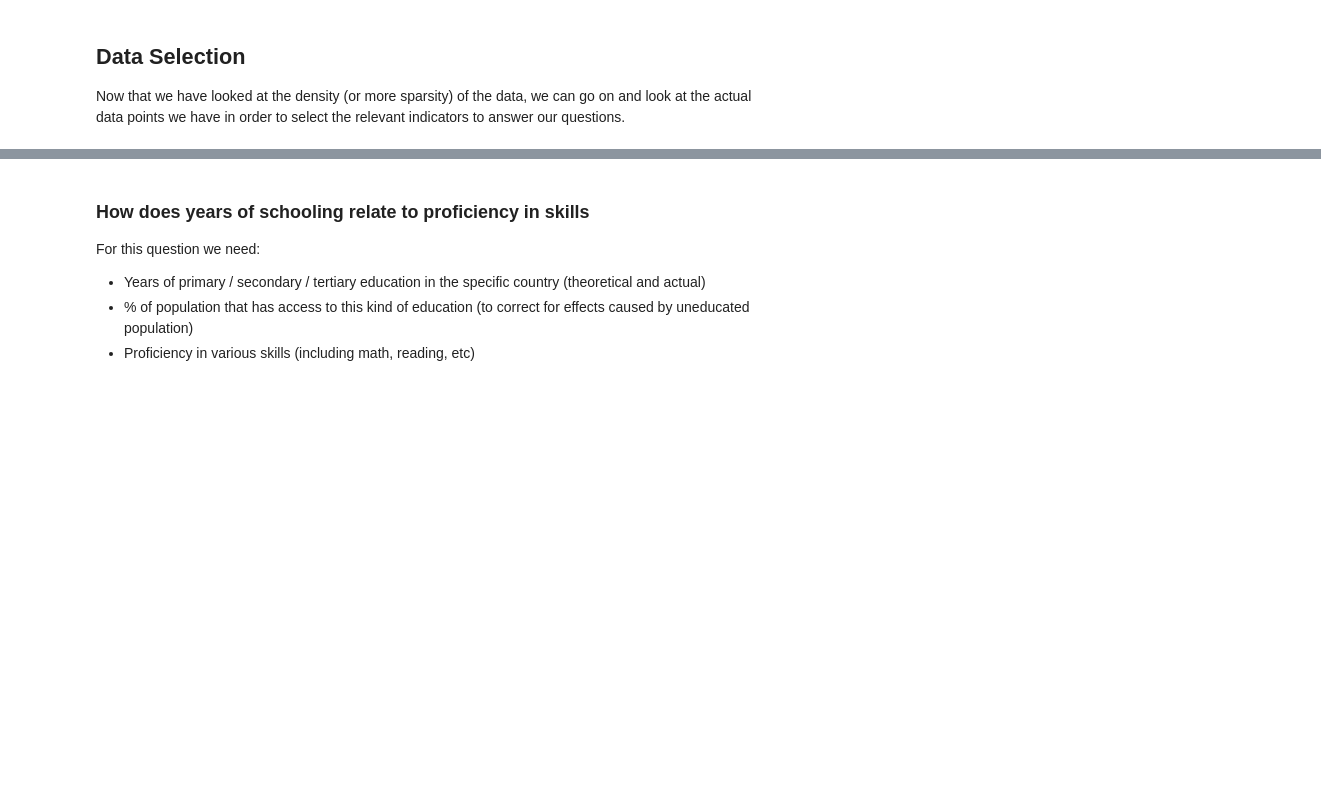
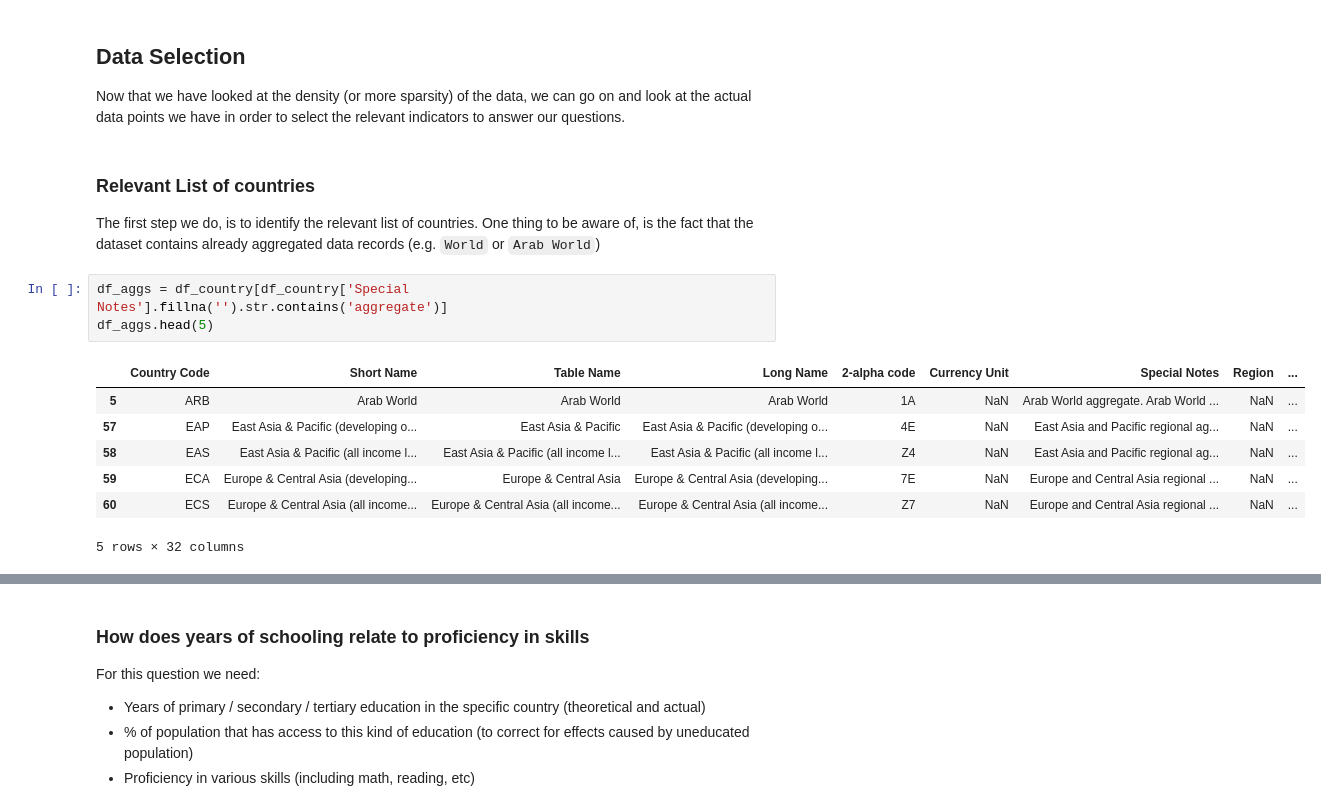
Before and after one commit to felixnext/ds_global-education, a Jupyter notebook: 11_exp_edstats.ipynb, the cells around one changed output, grey strips where cells are left out. Drawn from its saved outputs; the diff is of its cells as text; blank space fills up the shorter version.

```diff
--- a/11_exp_edstats.ipynb
+++ b/11_exp_edstats.ipynb
@@ -187,3 +189,18 @@ Index(['VGB'], dtype='object')
 ## Data Selection
 
 Now that we have looked at the density (or more sparsity) of the data, we can go on and look at the actual data points we have in order to select the relevant indicators to answer our questions.
+# %% [markdown]
+### Relevant List of countries
+
+The first step we do, is to identify the relevant list of countries. One thing to be aware of, is the fact that the dataset contains already aggregated data records (e.g. `World` or `Arab World`)
+# %%
+df_aggs = df_country[df_country['Special Notes'].fillna('').str.contains('aggregate')]
+df_aggs.head(5)
+# %% [output]
+|  | Country Code | Short Name | Table Name | Long Name | 2-alpha code | Currency Unit | Special Notes | Region | ... |
+| 5 | ARB | Arab World | Arab World | Arab World | 1A | NaN | Arab World aggregate. Arab World ... | NaN | ... |
+| 57 | EAP | East Asia & Pacific (developing o... | East Asia & Pacific | East Asia & Pacific (developing o... | 4E | NaN | East Asia and Pacific regional ag... | NaN | ... |
+| 58 | EAS | East Asia & Pacific (all income l... | East Asia & Pacific (all income l... | East Asia & Pacific (all income l... | Z4 | NaN | East Asia and Pacific regional ag... | NaN | ... |
+| 59 | ECA | Europe & Central Asia (developing... | Europe & Central Asia | Europe & Central Asia (developing... | 7E | NaN | Europe and Central Asia regional ... | NaN | ... |
+| 60 | ECS | Europe & Central Asia (all income... | Europe & Central Asia (all income... | Europe & Central Asia (all income... | Z7 | NaN | Europe and Central Asia regional ... | NaN | ... |
+5 rows × 32 columns
```
Also changed, not shown: parts of 16 cells of this notebook, 3 other files.
